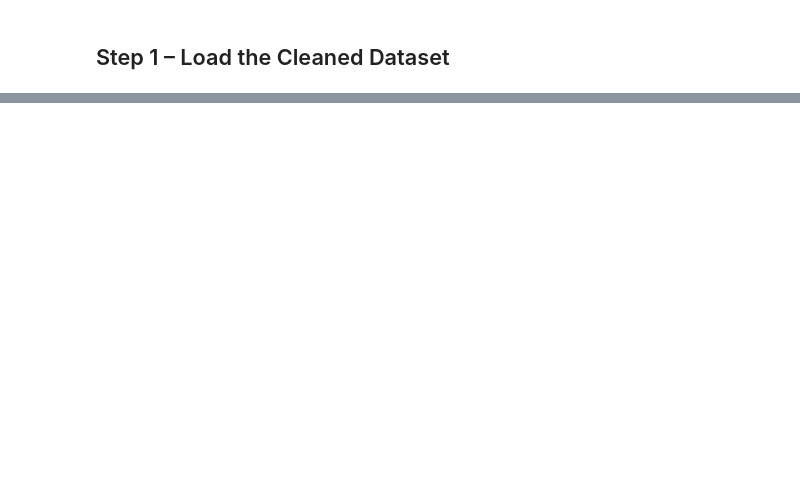
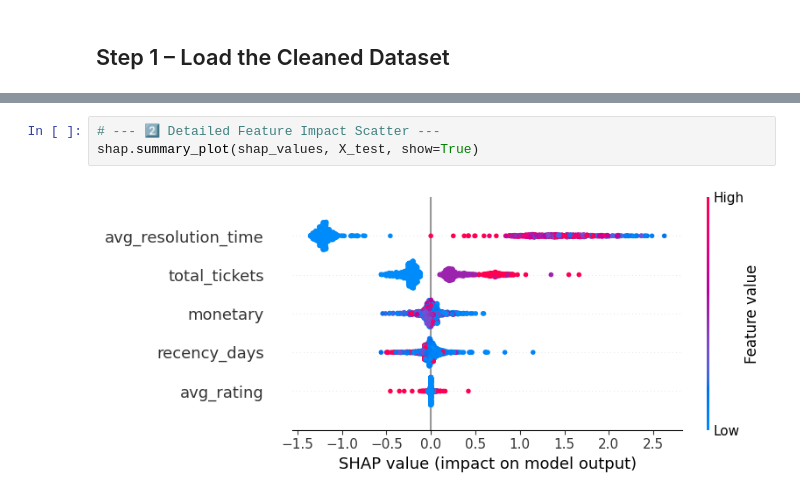
Before and after one commit to phroo02/Customer-Experience-Optimization-Churn-Prediction-, a Jupyter notebook: models/ml.ipynb, the cells around one changed output, grey strips where cells are left out. Saved outputs shown, nothing was run; the diff lists cells and outputs as text; blank space fills up the shorter version.

```diff
--- a/models/ml.ipynb
+++ b/models/ml.ipynb
@@ -12,0 +115,5 @@ DatabaseError: Execution failed on sql 'SELECT * FROM customer_360_cleaned;': no
+# %%
+# --- 2️⃣ Detailed Feature Impact Scatter ---
+shap.summary_plot(shap_values, X_test, show=True)
+# %% [output]
+[figure, added]
```
Also changed, not shown: parts of 24 cells of this notebook, 8 other files.
